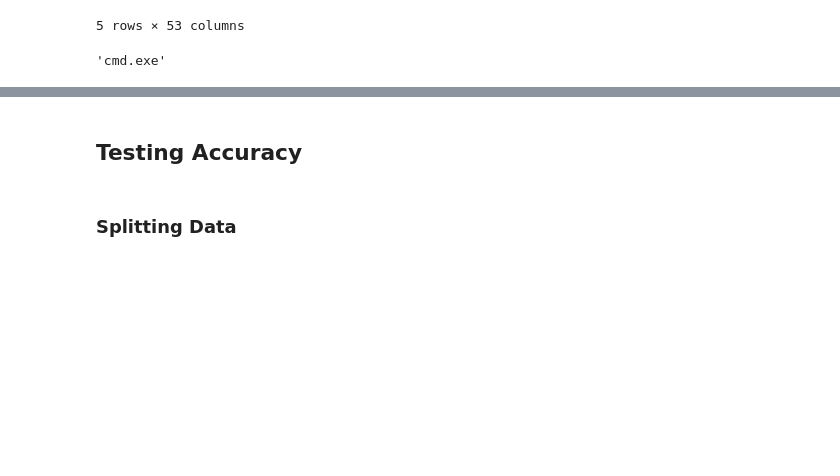
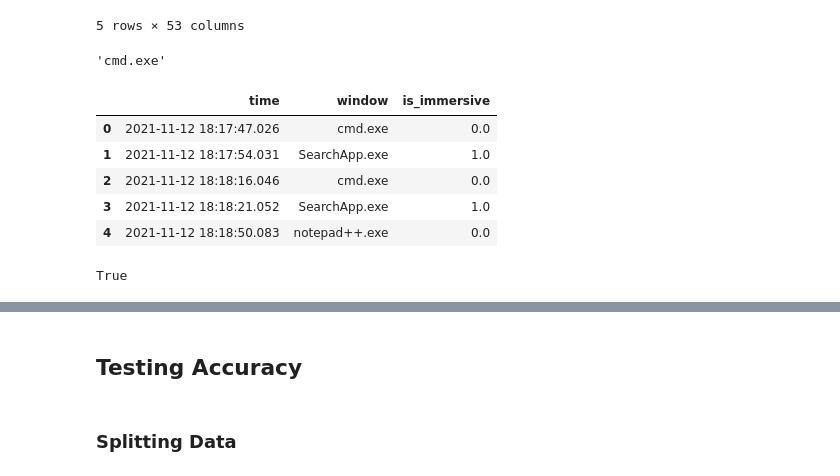
Before and after one commit to arjunsawhney1/DSC180A-Intel-Capstone, a Jupyter notebook: notebooks/HMM.ipynb, the cells around one changed output, grey strips where cells are left out. Cells and saved outputs as stored; diff of their text form; code cells hidden in the pictures; blank space fills up the shorter version.

```diff
--- a/notebooks/HMM.ipynb
+++ b/notebooks/HMM.ipynb
@@ -208,3 +207,12 @@ def fit(self, X, y):
     self.y_ = y
     # Return the classifier
     return self
+# %%
+data.head()
+# %% [output]
+|  | time | window | is_immersive |
+| 0 | 2021-11-12 18:17:47.026 | cmd.exe | 0.0 |
+| 1 | 2021-11-12 18:17:54.031 | SearchApp.exe | 1.0 |
+| 2 | 2021-11-12 18:18:16.046 | cmd.exe | 0.0 |
+| 3 | 2021-11-12 18:18:21.052 | SearchApp.exe | 1.0 |
+| 4 | 2021-11-12 18:18:50.083 | notepad++.exe | 0.0 |
@@ -211,3 +235,7 @@ def fit(self, X, y):
+# %%
+'cmd.exe' in (temp_trans_df.index)
+# %% [output]
+True
 # %%
 #This predictor outputs the top x probable windows and checks the current test data window if it's in the top x.
 #if not then a check mark of incorrect is added
```
Also changed, not shown: parts of 16 cells of this notebook, 1 other file.
